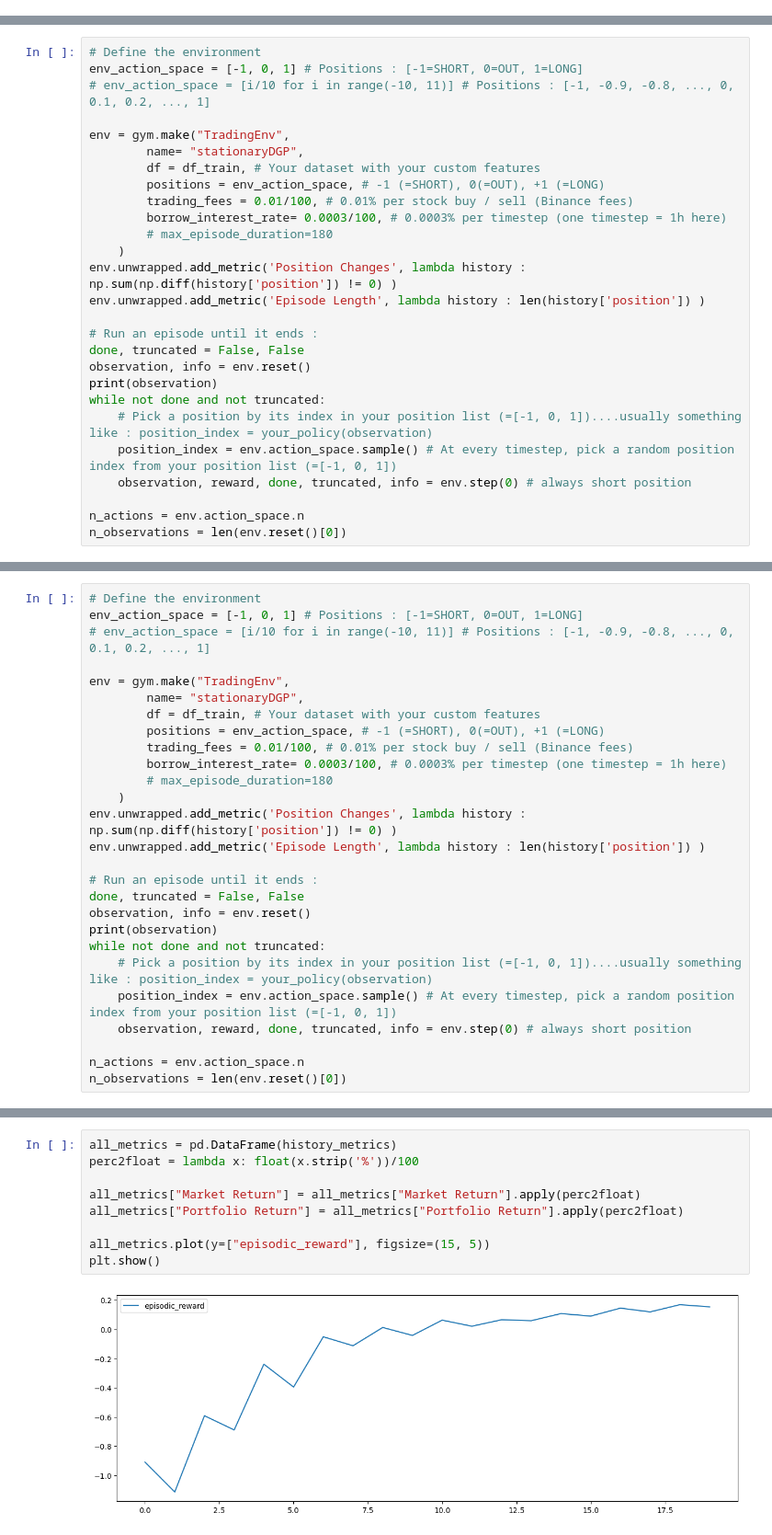
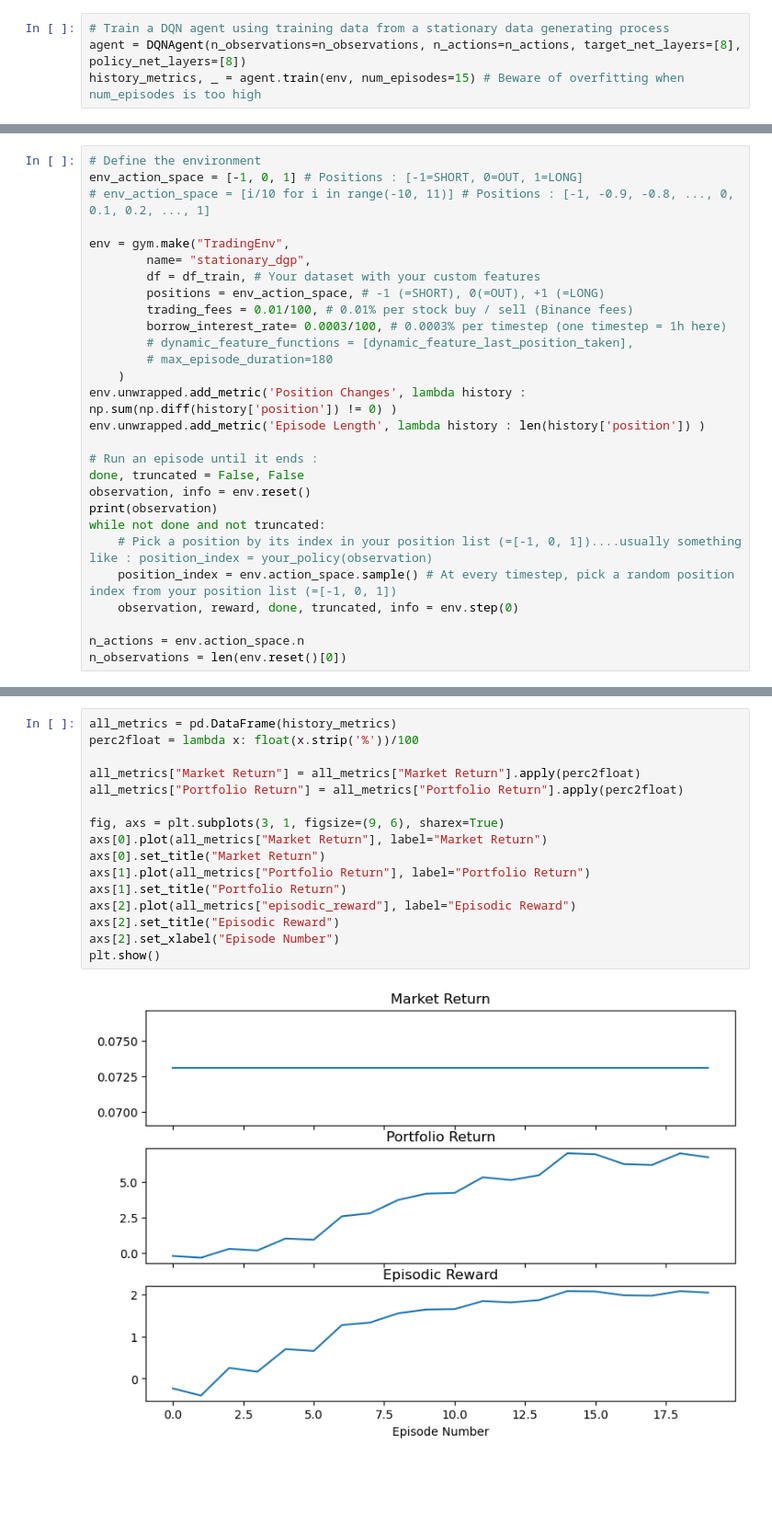
Before and after one commit to chantomkit/RLTrade, a Jupyter notebook: non_stationary_dgp_rl.ipynb, the cells around one changed output, grey strips where cells are left out. Shown at 92% size. Cells and saved outputs as stored; diff of their text form; blank space fills up the shorter version.

Commit message:
update non stationary dgp demo notebook

```diff
--- a/non_stationary_dgp_rl.ipynb
+++ b/non_stationary_dgp_rl.ipynb
@@ -61,0 +182,4 @@ Is the spread stationary? No
+# %%
+# Train a DQN agent using training data from a stationary data generating process
+agent = DQNAgent(n_observations=n_observations, n_actions=n_actions, target_net_layers=[8], policy_net_layers=[8])
+history_metrics, _ = agent.train(env, num_episodes=15) # Beware of overfitting when num_episodes is too high
@@ -97,11 +458,12 @@ env_action_space = [-1, 0, 1] # Positions : [-1=SHORT, 0=OUT, 1=LONG]
 # env_action_space = [i/10 for i in range(-10, 11)] # Positions : [-1, -0.9, -0.8, ..., 0, 0.1, 0.2, ..., 1]
 
 env = gym.make("TradingEnv",
-        name= "stationaryDGP",
+        name= "stationary_dgp",
         df = df_train, # Your dataset with your custom features
         positions = env_action_space, # -1 (=SHORT), 0(=OUT), +1 (=LONG)
         trading_fees = 0.01/100, # 0.01% per stock buy / sell (Binance fees)
         borrow_interest_rate= 0.0003/100, # 0.0003% per timestep (one timestep = 1h here)
+        # dynamic_feature_functions = [dynamic_feature_last_position_taken],
         # max_episode_duration=180
     )
 env.unwrapped.add_metric('Position Changes', lambda history : np.sum(np.diff(history['position']) != 0) )
@@ -114,7 +476,7 @@ print(observation)
 while not done and not truncated:
     # Pick a position by its index in your position list (=[-1, 0, 1])....usually something like : position_index = your_policy(observation)
     position_index = env.action_space.sample() # At every timestep, pick a random position index from your position list (=[-1, 0, 1])
-    observation, reward, done, truncated, info = env.step(0) # always short position
+    observation, reward, done, truncated, info = env.step(0)
 
 n_actions = env.action_space.n
 n_observations = len(env.reset()[0])
@@ -223,27 +485,0 @@ df_train
-# %%
-# Define the environment
-env_action_space = [-1, 0, 1] # Positions : [-1=SHORT, 0=OUT, 1=LONG]
-# env_action_space = [i/10 for i in range(-10, 11)] # Positions : [-1, -0.9, -0.8, ..., 0, 0.1, 0.2, ..., 1]
-
-env = gym.make("TradingEnv",
-        name= "stationaryDGP",
-        df = df_train, # Your dataset with your custom features
-        positions = env_action_space, # -1 (=SHORT), 0(=OUT), +1 (=LONG)
-        trading_fees = 0.01/100, # 0.01% per stock buy / sell (Binance fees)
-        borrow_interest_rate= 0.0003/100, # 0.0003% per timestep (one timestep = 1h here)
-        # max_episode_duration=180
-    )
-env.unwrapped.add_metric('Position Changes', lambda history : np.sum(np.diff(history['position']) != 0) )
-env.unwrapped.add_metric('Episode Length', lambda history : len(history['position']) )
-
-# Run an episode until it ends :
-done, truncated = False, False
-observation, info = env.reset()
-print(observation)
-while not done and not truncated:
-    # Pick a position by its index in your position list (=[-1, 0, 1])....usually something like : position_index = your_policy(observation)
-    position_index = env.action_space.sample() # At every timestep, pick a random position index from your position list (=[-1, 0, 1])
-    observation, reward, done, truncated, info = env.step(0) # always short position
-
-n_actions = env.action_space.n
-n_observations = len(env.reset()[0])
@@ -277,14 +510,21 @@ Market Return : -19.92%   |   Portfolio Return : 16.63%   |   Position Changes :
 # %%
 all_metrics = pd.DataFrame(history_metrics)
 perc2float = lambda x: float(x.strip('%'))/100
 
 all_metrics["Market Return"] = all_metrics["Market Return"].apply(perc2float)
 all_metrics["Portfolio Return"] = all_metrics["Portfolio Return"].apply(perc2float)
 
-all_metrics.plot(y=["episodic_reward"], figsize=(15, 5))
+fig, axs = plt.subplots(3, 1, figsize=(9, 6), sharex=True)
+axs[0].plot(all_metrics["Market Return"], label="Market Return")
+axs[0].set_title("Market Return")
+axs[1].plot(all_metrics["Portfolio Return"], label="Portfolio Return")
+axs[1].set_title("Portfolio Return")
+axs[2].plot(all_metrics["episodic_reward"], label="Episodic Reward")
+axs[2].set_title("Episodic Reward")
+axs[2].set_xlabel("Episode Number")
 plt.show()
 # %% [output]
-[figure, old version]
+[figure, new version]
 # %%
 # Evaluate the agent on a new dataset from the same data generating process
 returns = []
```
Also changed, not shown: parts of 33 cells of this notebook, 1 other file.
